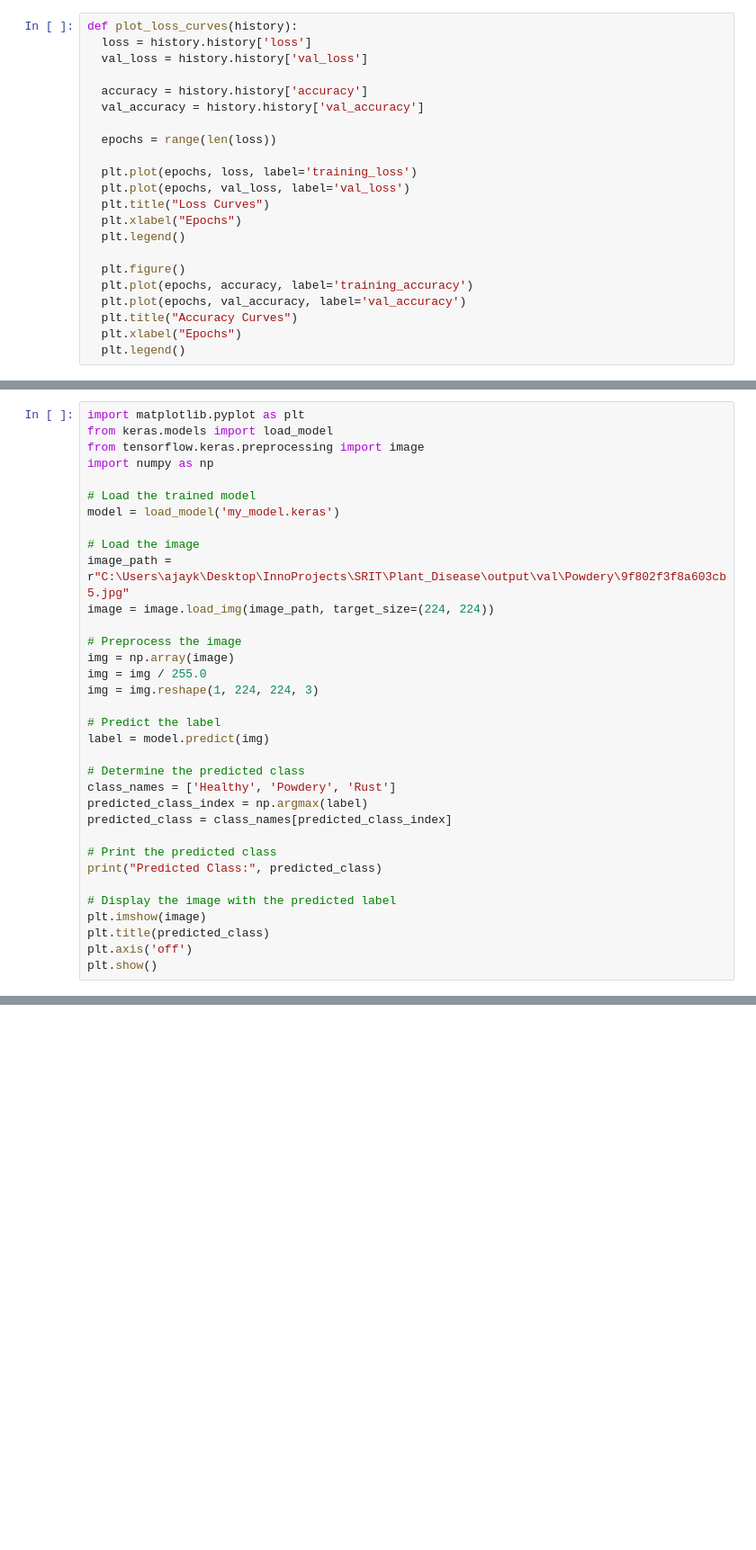
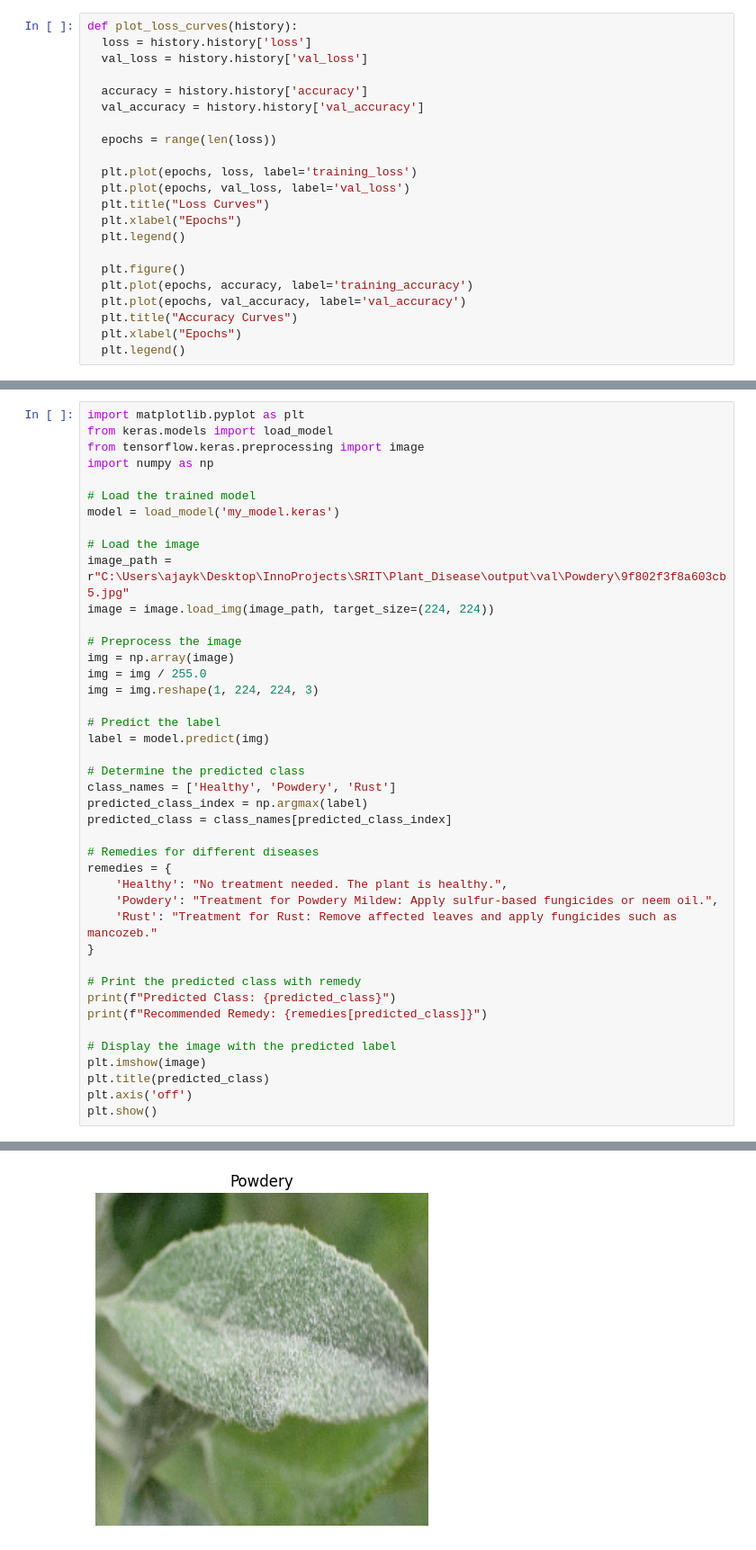
Before and after one commit to ajaykarthik-t/plant-disease, a Jupyter notebook: Plant_disease.ipynb, the cells around one changed output, grey strips where cells are left out. Shown at 90% size. Cells and saved outputs as stored; diff of their text form; blank space fills up the shorter version.

```diff
--- a/Plant_disease.ipynb
+++ b/Plant_disease.ipynb
@@ -294,11 +326,20 @@ class_names = ['Healthy', 'Powdery', 'Rust']
 predicted_class_index = np.argmax(label)
 predicted_class = class_names[predicted_class_index]
 
-# Print the predicted class
-print("Predicted Class:", predicted_class)
+# Remedies for different diseases
+remedies = {
+    'Healthy': "No treatment needed. The plant is healthy.",
+    'Powdery': "Treatment for Powdery Mildew: Apply sulfur-based fungicides or neem oil.",
+    'Rust': "Treatment for Rust: Remove affected leaves and apply fungicides such as mancozeb."
+}
+
+# Print the predicted class with remedy
+print(f"Predicted Class: {predicted_class}")
+print(f"Recommended Remedy: {remedies[predicted_class]}")
 
 # Display the image with the predicted label
 plt.imshow(image)
 plt.title(predicted_class)
 plt.axis('off')
 plt.show()
+# %% [output]
@@ -304,0 +348 @@ plt.show()
+[figure, added]
```
Also changed, not shown: parts of 8 cells of this notebook, 1 other file.
